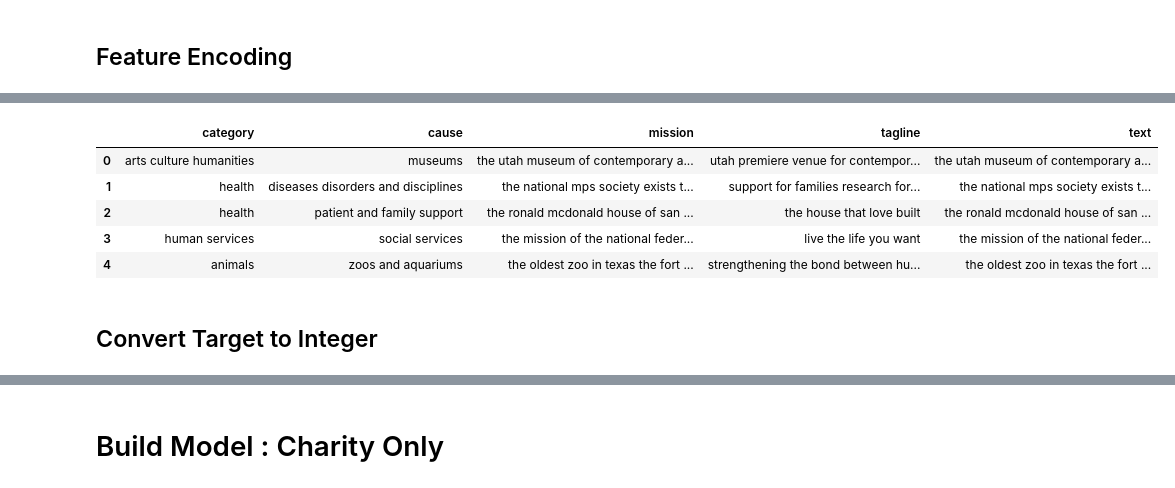
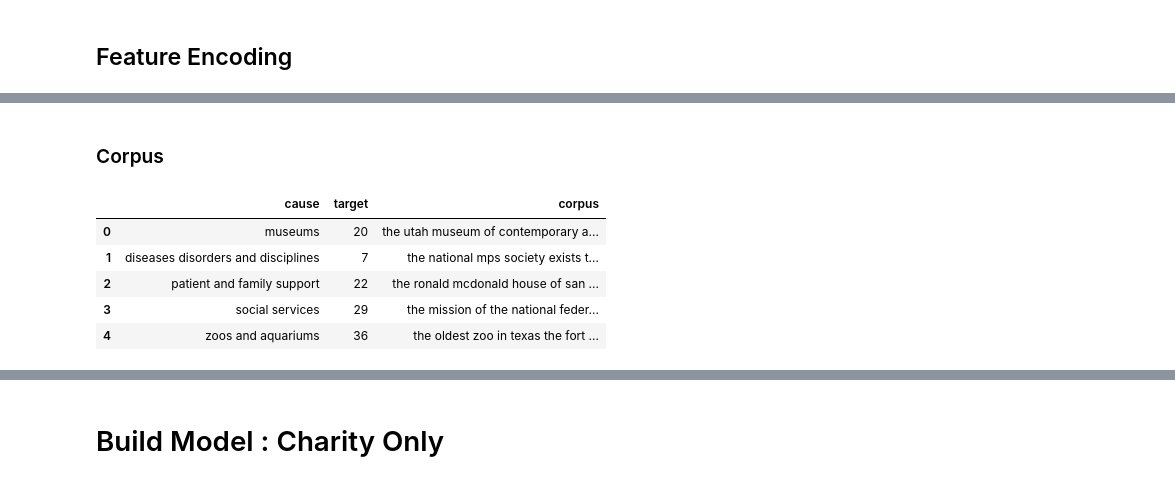
Before and after one commit to chalendony/charity-filter-evaluation, a Jupyter notebook: Charity Evaluation.ipynb, the cells around one changed output, grey strips where cells are left out. Cells and saved outputs as stored; diff of their text form; code cells hidden in the pictures.

```diff
--- a/Charity Evaluation.ipynb
+++ b/Charity Evaluation.ipynb
@@ -138,0 +124,8 @@ Name: category, dtype: int64
+# %%
+target = 'cause'
+
+le = preprocessing.LabelEncoder()
+le.fit(df[target])
+#print(le.classes_)
+df['target'] = le.transform(df[target])
+df['target'].value_counts()[0:10]
@@ -139,13 +144,16 @@ Name: category, dtype: int64
+# %% [markdown]
+### Corpus
 # %%
-# merge all text to create a document
-df['text'] = df.mission + df.tagline
+# merge text to create a document
+df['corpus'] = df.mission + df.tagline + df.category
+# drop other columns, convenience
+df.drop(['mission', 'tagline', 'category'], axis=1, inplace=True)
+
 df.head()
 # %% [output]
-|  | category | cause | mission | tagline | text |
-| 0 | arts culture humanities | museums | the utah museum of contemporary a... | utah premiere venue for contempor... | the utah museum of contemporary a... |
-| 1 | health | diseases disorders and disciplines | the national mps society exists t... | support for families research for... | the national mps society exists t... |
-| 2 | health | patient and family support | the ronald mcdonald house of san ... | the house that love built | the ronald mcdonald house of san ... |
-| 3 | human services | social services | the mission of the national feder... | live the life you want | the mission of the national feder... |
-| 4 | animals | zoos and aquariums | the oldest zoo in texas the fort ... | strengthening the bond between hu... | the oldest zoo in texas the fort ... |
+|  | cause | target | corpus |
+| 0 | museums | 20 | the utah museum of contemporary a... |
+| 1 | diseases disorders and disciplines | 7 | the national mps society exists t... |
+| 2 | patient and family support | 22 | the ronald mcdonald house of san ... |
+| 3 | social services | 29 | the mission of the national feder... |
+| 4 | zoos and aquariums | 36 | the oldest zoo in texas the fort ... |
-# %% [markdown]
-## Convert Target to Integer
```
Also changed, not shown: parts of 21 cells of this notebook, 2 other files.
